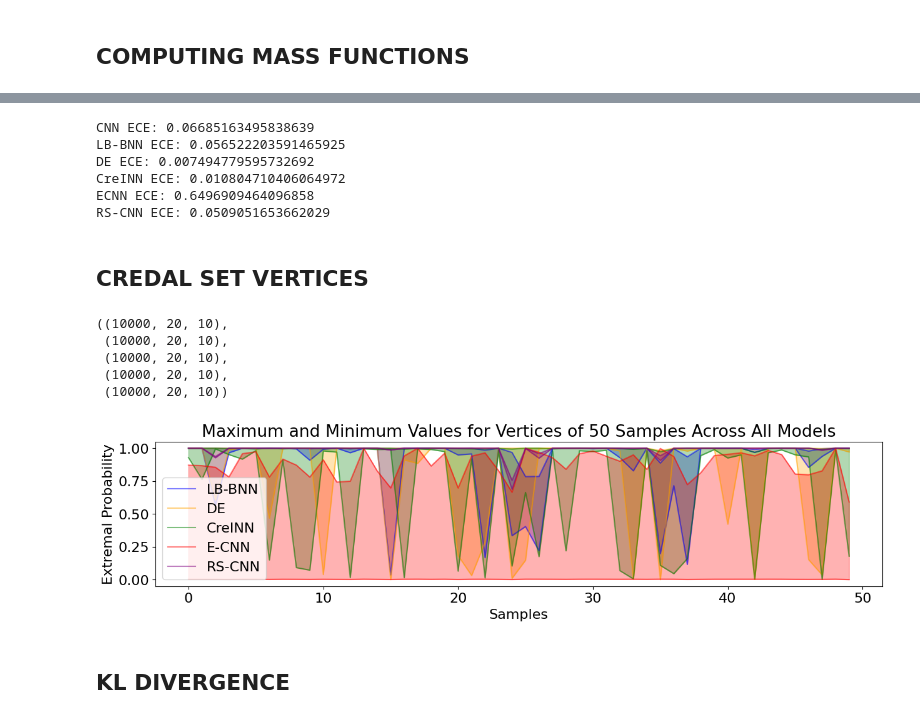
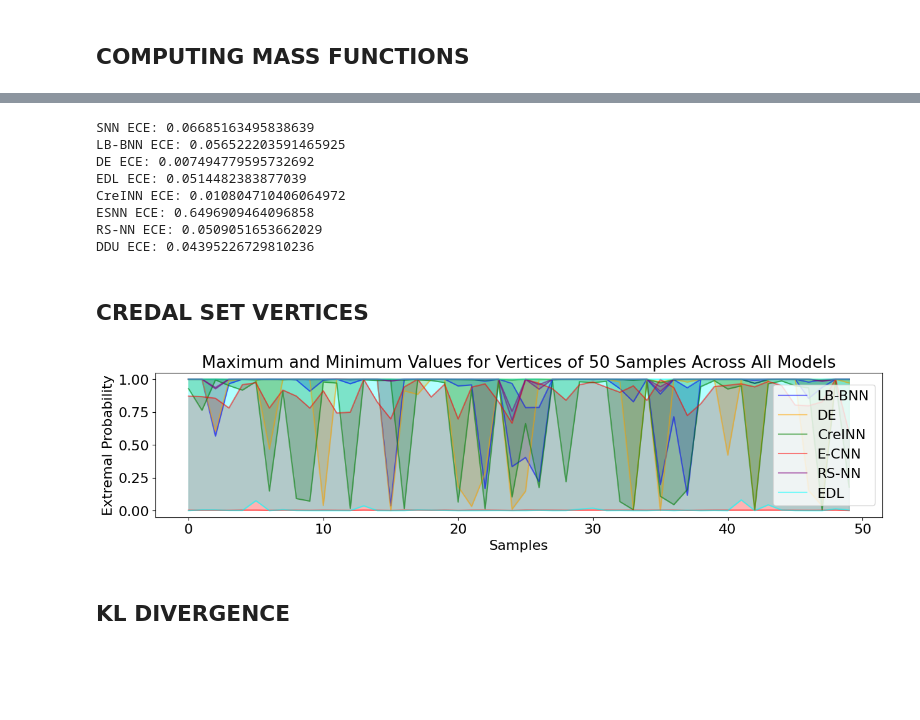
Before and after one commit to shireenkmanch/Evaluation-Epistemic-Preds, a Jupyter notebook: eval_epistemic_preds.ipynb, the cells around one changed output, grey strips where cells are left out. Drawn from its saved outputs; the diff is of its cells as text; code cells hidden in the pictures; blank space fills up the shorter version.

```diff
--- a/eval_epistemic_preds.ipynb
+++ b/eval_epistemic_preds.ipynb
@@ -231,6 +251,7 @@ def belief_to_mass(y_pred, set_c):
 # Computing mass functions from lower probabilities for all models
 mass_lbbnn_100 = belief_to_mass(lbbnn_100_lower_probs, new_classes)
 mass_de_15 = belief_to_mass(de_15_lower_probs, new_classes)
+mass_edl_100 = belief_to_mass(edl_alpha_pred_100_lower_probs, new_classes)
 mass_creinn = belief_to_mass(creinn_lower_probs, new_classes)
 mass_ecnn = ecnn_preds  # Since E-CNN model predicts masses directly
-mass_rscnn = belief_to_mass(rscnn_preds, new_classes)
+mass_rsnn = belief_to_mass(rsnn_preds, new_classes)
@@ -247,12 +270,13 @@ def add_full_set_to_mass(mass):
 # %%
 mass_lbbnn_100 = add_full_set_to_mass(mass_lbbnn_100)
 mass_de_15 = add_full_set_to_mass(mass_de_15)
+mass_edl_100 = add_full_set_to_mass(mass_edl_100)
 mass_creinn = add_full_set_to_mass(mass_creinn)
 mass_ecnn = ecnn_preds  # Since E-CNN model predicts masses directly
-mass_rscnn = add_full_set_to_mass(mass_rscnn)
+mass_rsnn = add_full_set_to_mass(mass_rsnn)
 # %%
 # Calculating predicted labels class_preds
-# CNN
+# SNN
 cnn_class_preds = np.argmax(cnn_preds, axis = -1)
 
 # LB-BNN, DE
@@ -267,7 +291,7 @@ de_averaged_class_preds = np.argmax(de_cifar10_averaged, axis = -1)
 creinn_probs = np.mean(creinn_preds['upper probs'], axis = 0)
 creinn_class_preds = np.argmax(creinn_probs, axis = -1)
 
-# ECNN, RS-CNN
+# ESNN, RS-NN
 # Computing pignistic probability
 def final_betp_coeff(new_classes, classes):
   betp_matrix = np.zeros((len(new_classes), len(classes)))
@@ -289,13 +313,19 @@ sets = list(powerset(classes))
 sets.remove(sets[0])
 sets = [set(subset) for subset in sets]
 
-# ECNN
+# ESNN
 pignistic_ecnn = mass_ecnn @ final_betp_coeff(sets, classes)
 ecnn_class_preds = np.argmax(pignistic_ecnn, axis = -1)
 
-# RS-CNN
-pignistic_rscnn = mass_rscnn @ final_betp_coeff(new_classes_with_full, classes)
-rscnn_class_preds = np.argmax(pignistic_rscnn, axis = -1)
+# RS-NN
+pignistic_rsnn = mass_rsnn @ final_betp_coeff(new_classes_with_full, classes)
+rsnn_class_preds = np.argmax(pignistic_rsnn, axis = -1)
+
+# EDL
+edl_alpha_pred_100_class_preds = np.argmax(np.mean(edl_alpha_pred_100, axis = 1), axis = -1)
+
+# DDU
+ddu_class_preds = np.argmax(ddu_preds, axis = -1)
 # %%
 # Calculate accuracy for all models
 def calculate_accuracy(preds, true_labels):
@@ -344,21 +378,27 @@ ece_lbbnn_100 = expected_calibration_error(np.mean(lbbnn_100_preds, axis = 1), l
 ece_de_15 = expected_calibration_error(np.mean(de_15_preds, axis = 1), de_15_class_preds, y_test)
 ece_creinn = expected_calibration_error(creinn_probs, creinn_class_preds, y_test)
 ece_ecnn = expected_calibration_error(pignistic_ecnn, ecnn_class_preds, y_test)
-ece_rscnn = expected_calibration_error(pignistic_rscnn, rscnn_class_preds, y_test)
+ece_rsnn = expected_calibration_error(pignistic_rsnn, rsnn_class_preds, y_test)
+ece_edl = expected_calibration_error(np.mean(edl_alpha_pred_100, axis = 1), edl_alpha_pred_100_class_preds, y_test)
+ece_ddu = expected_calibration_error(ddu_preds, ddu_class_preds, y_test)
 
-print("CNN ECE:", ece_cnn)
+print("SNN ECE:", ece_cnn)
 print("LB-BNN ECE:", ece_lbbnn_100)
 print("DE ECE:", ece_de_15)
+print("EDL ECE:", ece_edl)
 print("CreINN ECE:", ece_creinn)
-print("ECNN ECE:", ece_ecnn)
-print("RS-CNN ECE:", ece_rscnn)
+print("ESNN ECE:", ece_ecnn)
+print("RS-NN ECE:", ece_rsnn)
+print("DDU ECE:", ece_ddu)
 # %% [output]
-CNN ECE: 0.06685163495838639
+SNN ECE: 0.06685163495838639
 LB-BNN ECE: 0.056522203591465925
 DE ECE: 0.007494779595732692
+EDL ECE: 0.0514482383877039
 CreINN ECE: 0.010804710406064972
-ECNN ECE: 0.6496909464096858
-RS-CNN ECE: 0.0509051653662029
+ESNN ECE: 0.6496909464096858
+RS-NN ECE: 0.0509051653662029
+DDU ECE: 0.04395226729810236
 # %% [markdown]
 ## CREDAL SET VERTICES
 # %%
@@ -398,18 +438,10 @@ def compute_vertices(masses, classes, subsets):
 # Computing the vertices of credal sets
 lbbnn_vertices = compute_vertices(mass_lbbnn_100, classes, new_classes_with_full)
 de_vertices = compute_vertices(mass_de_15, classes, new_classes_with_full)
+edl_vertices = compute_vertices(mass_edl_100, classes, new_classes_with_full)
 creinn_vertices = compute_vertices(mass_creinn, classes, new_classes_with_full)
 ecnn_vertices = compute_vertices(mass_ecnn, classes, sets) # E-CNN uses all the sets in the powerset
-rscnn_vertices = compute_vertices(mass_rscnn, classes, new_classes_with_full)
+rsnn_vertices = compute_vertices(mass_rsnn, classes, new_classes_with_full)
-# %%
-# Shape of vertices
-lbbnn_vertices.shape, de_vertices.shape, creinn_vertices.shape, ecnn_vertices.shape, rscnn_vertices.shape
-# %% [output]
-((10000, 20, 10),
- (10000, 20, 10),
- (10000, 20, 10),
- (10000, 20, 10),
- (10000, 20, 10))
 # %%
 plt.rcParams.update({'font.size': 16})
 
@@ -418,7 +450,8 @@ models_vertices = {
     "DE": de_vertices,
     "CreINN": creinn_vertices,
     "E-CNN": ecnn_vertices,
-    "RS-CNN": rscnn_vertices
+    "RS-NN": rsnn_vertices,
+    "EDL": edl_vertices
 }
 
 models = {
@@ -426,37 +459,39 @@ models = {
     "DE": de_15_class_preds,
     "CreINN": creinn_class_preds,
     "E-CNN": ecnn_class_preds,
-    "RS-CNN": rscnn_class_preds
+    "RS-NN": rsnn_class_preds,
+    "EDL": edl_alpha_pred_100_class_preds,
+    "DDU": ddu_class_preds
 }
 
-colors = ['blue', 'orange', 'green', 'red', 'purple']
+colors = ['blue', 'orange', 'green', 'red', 'purple', 'cyan']
 
 # Plot maximum and minimum values for all models
 plt.figure(figsize=(15, 3))
 for i, (model_name, model_vertices) in enumerate(models_vertices.items()):
     # Adjust the number of samples
     model_vertices_100 = model_vertices[:50]
 
     max_values =  []
     min_values = []
     for j,v in enumerate(model_vertices_100):
         pred_class = models[model_name][j]
         max_values.append(v[pred_class*2, pred_class])
         min_values.append(v[(pred_class*2)+1, pred_class])
 
     plt.plot(max_values, color=colors[i], label=f'{model_name}', alpha=0.5)
     plt.plot(min_values, color=colors[i], alpha=0.5)
 
     plt.fill_between(range(len(max_values)), max_values, min_values, color=colors[i], alpha=0.3)
 
 
 plt.xlabel('Samples')
 plt.ylabel('Extremal Probability')
 plt.title('Maximum and Minimum Values for Vertices of 50 Samples Across All Models')
 plt.legend()
 plt.show()
 # %% [output]
-[figure, old version]
+[figure, new version]
 # %% [markdown]
 ## KL DIVERGENCE
 # %%
```
Also changed, not shown: parts of 56 cells of this notebook, 4 other files.
